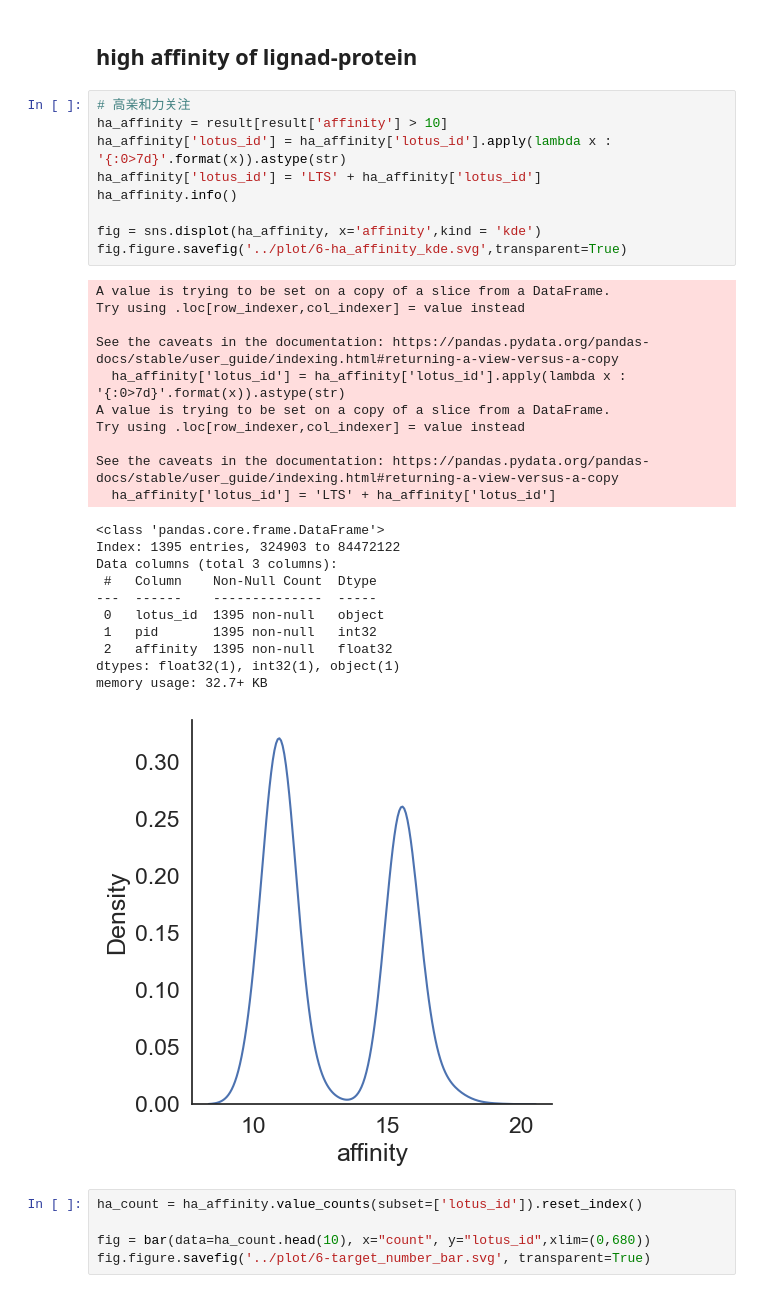
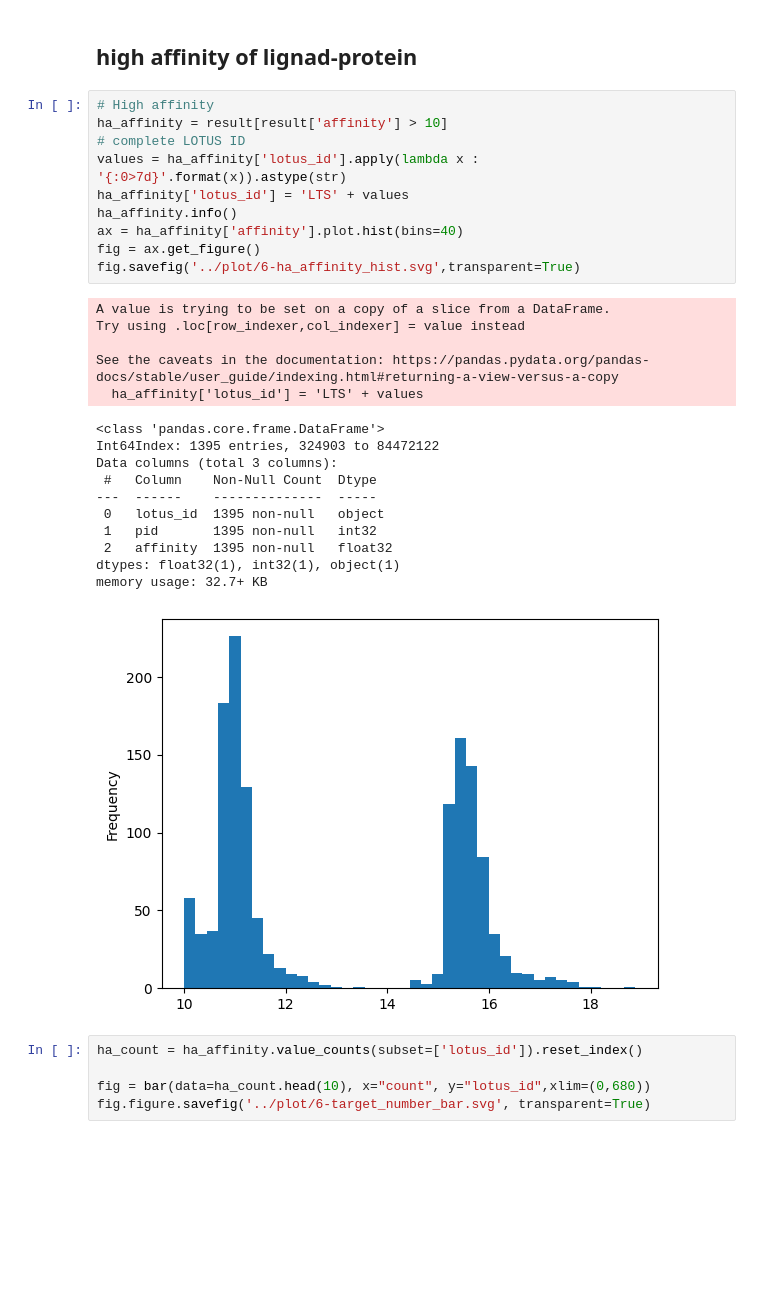
Before and after one commit to zq-lab/DTA-sys_anal, a Jupyter notebook: data_analysis/code/6-vusiual_prediction_result.ipynb, the cells around one changed output. Drawn from its saved outputs; the diff is of its cells as text; blank space fills up the shorter version.

```diff
--- a/data_analysis/code/6-vusiual_prediction_result.ipynb
+++ b/data_analysis/code/6-vusiual_prediction_result.ipynb
@@ -43,36 +43,32 @@ fig.figure
 # %% [markdown]
 ## high affinity of lignad-protein
 # %%
-# 高亲和力关注
+# High affinity
 ha_affinity = result[result['affinity'] > 10]
-ha_affinity['lotus_id'] = ha_affinity['lotus_id'].apply(lambda x : '{:0>7d}'.format(x)).astype(str)
-ha_affinity['lotus_id'] = 'LTS' + ha_affinity['lotus_id']
+# complete LOTUS ID
+values = ha_affinity['lotus_id'].apply(lambda x : '{:0>7d}'.format(x)).astype(str)
+ha_affinity['lotus_id'] = 'LTS' + values
 ha_affinity.info()
-
-fig = sns.displot(ha_affinity, x='affinity',kind = 'kde')
-fig.figure.savefig('../plot/6-ha_affinity_kde.svg',transparent=True)
+ax = ha_affinity['affinity'].plot.hist(bins=40)
+fig = ax.get_figure()
+fig.savefig('../plot/6-ha_affinity_hist.svg',transparent=True)
 # %% [output]
 A value is trying to be set on a copy of a slice from a DataFrame.
 Try using .loc[row_indexer,col_indexer] = value instead
 
 See the caveats in the documentation: https://pandas.pydata.org/pandas-docs/stable/user_guide/indexing.html#returning-a-view-versus-a-copy
-  ha_affinity['lotus_id'] = ha_affinity['lotus_id'].apply(lambda x : '{:0>7d}'.format(x)).astype(str)
-A value is trying to be set on a copy of a slice from a DataFrame.
-Try using .loc[row_indexer,col_indexer] = value instead
-
-See the caveats in the documentation: https://pandas.pydata.org/pandas-docs/stable/user_guide/indexing.html#returning-a-view-versus-a-copy
-  ha_affinity['lotus_id'] = 'LTS' + ha_affinity['lotus_id']
+  ha_affinity['lotus_id'] = 'LTS' + values
 <class 'pandas.core.frame.DataFrame'>
-Index: 1395 entries, 324903 to 84472122
+Int64Index: 1395 entries, 324903 to 84472122
 Data columns (total 3 columns):
  #   Column    Non-Null Count  Dtype
 ---  ------    --------------  -----
  0   lotus_id  1395 non-null   object
  1   pid       1395 non-null   int32
  2   affinity  1395 non-null   float32
 dtypes: float32(1), int32(1), object(1)
 memory usage: 32.7+ KB
-[figure, old version]
+[figure, new version]
 # %%
 ha_count = ha_affinity.value_counts(subset=['lotus_id']).reset_index()
 
```
Also changed, not shown: parts of 1 cell of this notebook, 1 other file.
